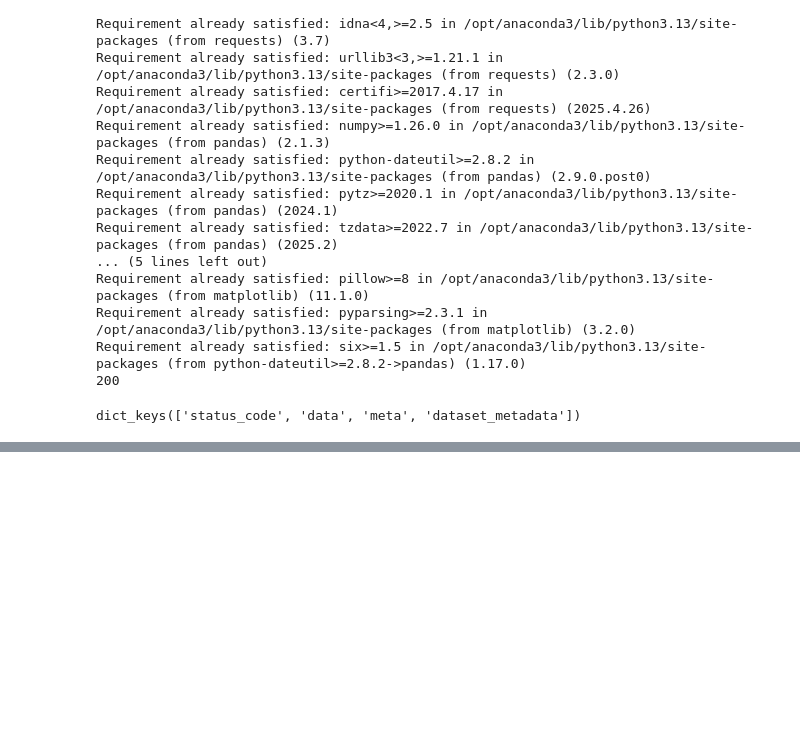
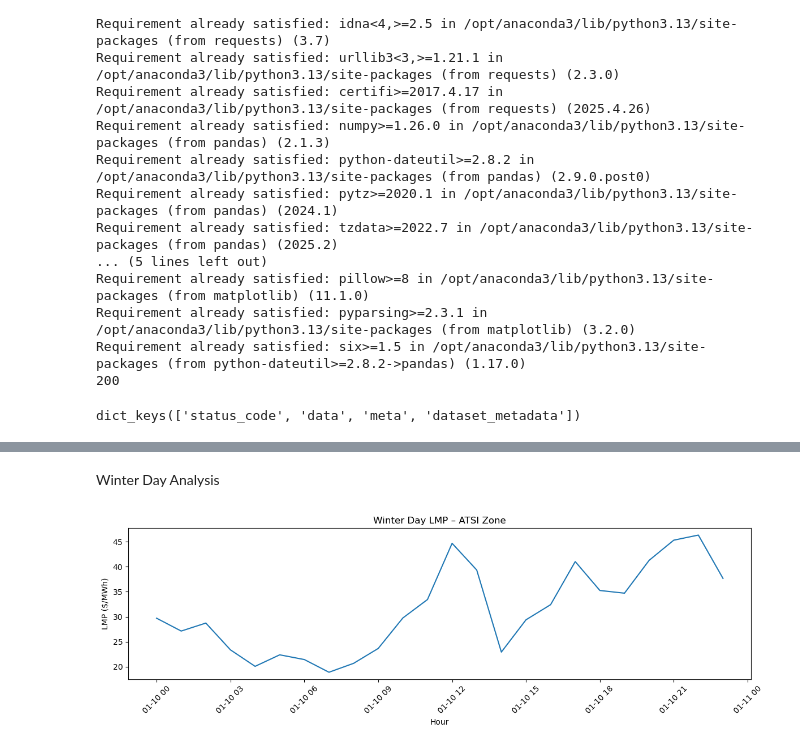
Before and after one commit to Aaron-Padilla/SolarCoders-MITPolicyHackathon25, a Jupyter notebook: Notebook1_Nima.ipynb, the cells around one changed output, grey strips where cells are left out. Drawn from its saved outputs; the diff is of its cells as text; code cells hidden in the pictures; blank space fills up the shorter version.

```diff
--- a/Notebook1_Nima.ipynb
+++ b/Notebook1_Nima.ipynb
@@ -53,0 +50,4 @@ dict_keys(['status_code', 'data', 'meta', 'dataset_metadata'])
+# %%
+pd.set_option('display.max_columns', None)
+df = pd.DataFrame(data["data"])
+df.head()
@@ -53,0 +185,22 @@ dict_keys(['status_code', 'data', 'meta', 'dataset_metadata'])
+# %% [markdown]
+Winter Day Analysis
+# %%
+# -------------------------------------------------------
+# WINTER DAY: Jan 10, 2024
+# -------------------------------------------------------
+winter_start = "2024-01-10T00:00Z"
+winter_end   = "2024-01-11T00:00Z"
+
+df_winter = get_pjm_lmp(winter_start, winter_end, "ATSI")
+
+# Plot winter LMP
+plt.figure(figsize=(12,4))
+plt.plot(df_winter["interval_start_utc"], df_winter["lmp"])
+plt.title("Winter Day LMP – ATSI Zone")
+plt.xlabel("Hour")
+plt.ylabel("LMP ($/MWh)")
+plt.xticks(rotation=45)
+plt.tight_layout()
+plt.show()
+# %% [output]
+[figure, added]
```
Also changed, not shown: parts of 18 cells of this notebook, 1 other file.
